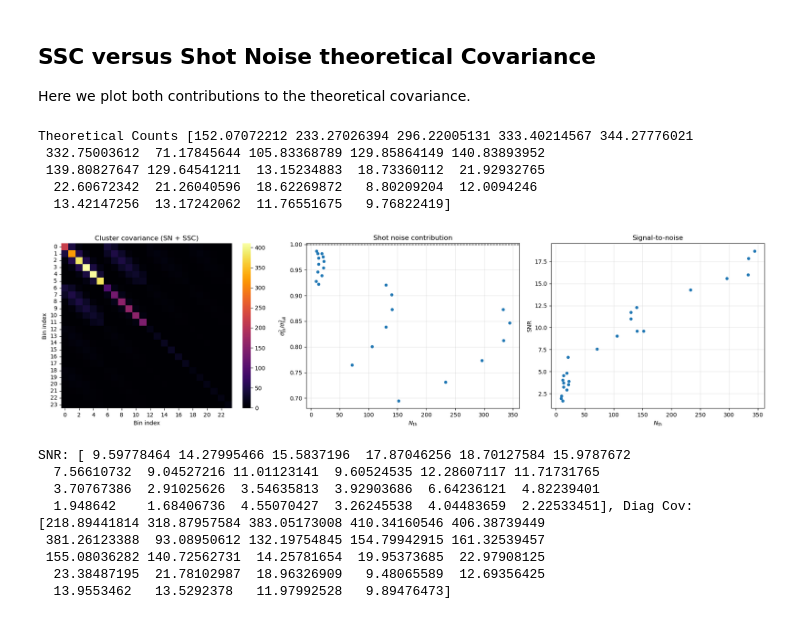
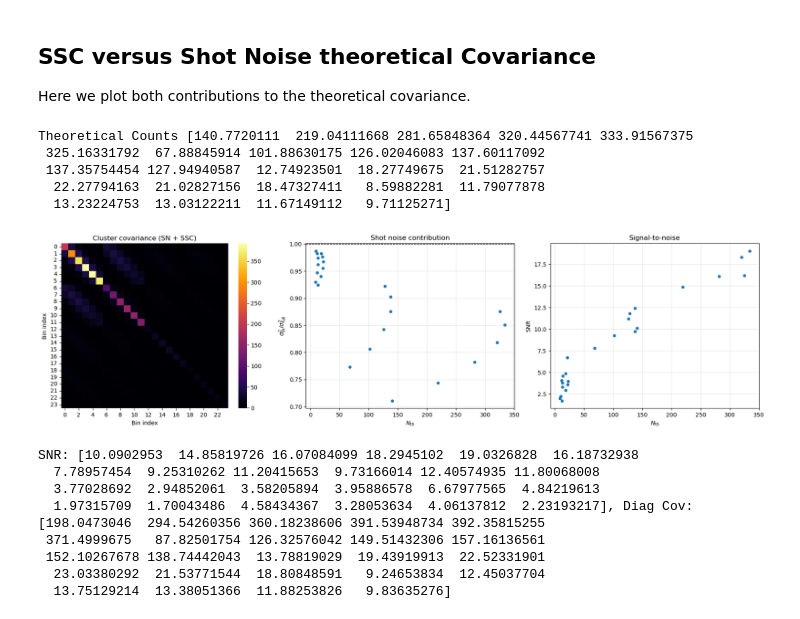
Before and after one commit to LSSTDESC/CLPipe, a Jupyter notebook: examples/cosmodc2_redmapper/cov_matrices.ipynb, the cells around one changed output. Saved outputs shown, nothing was run; the diff lists cells and outputs as text; code cells hidden in the pictures.

```diff
--- a/examples/cosmodc2_redmapper/cov_matrices.ipynb
+++ b/examples/cosmodc2_redmapper/cov_matrices.ipynb
@@ -83,7 +83,7 @@ cov_counts = t.covariance.get_block(idx)
 sns.heatmap(cov_counts, annot=False, fmt=".2e", label="Shot Noise")
 plt.title("Shot Noise SACC Covariance, Cov Before TJPCov")
 plt.show()
-t2 = sacc.Sacc.load_fits("/sps/lsst/users/ebarroso/CLPipe/examples/cosmodc2_redmapper/baseline/cosmodc2_redmapper_lensing/run_in2p3_mor/outputs_mor/clusters_sacc_file_cov.sacc")
+t2 = sacc.Sacc.load_fits("../../data/cosmodc2_redmapper/sacc/lensing_mor_cov.sacc")
 tracer_comb2 = (("cosmodc2_redmapper","bin_z_1", "bin_rich_0"))
 data_type = sacc.standard_types.cluster_counts
 idx = t2.indices(data_type=data_type)
@@ -110,15 +110,15 @@ t_data = sacc.Sacc.load_fits(
 )
 
 t_full = sacc.Sacc.load_fits(
-    "/sps/lsst/users/ebarroso/CLPipe/examples/cosmodc2_redmapper/baseline/cosmodc2_redmapper_full_analysis/run_in2p3_both/outputs_both/clusters_sacc_file_cov.sacc"
+    "../../data/cosmodc2_redmapper/sacc/full_both_cov.sacc"
 )
 
 t_ssc = sacc.Sacc.load_fits(
-    "/sps/lsst/users/ebarroso/CLPipe/examples/cosmodc2_redmapper/baseline/cosmodc2_redmapper_full_analysis/run_in2p3_both/outputs_both/clusters_sacc_file_cov_SSC.sacc"
+    "../../data/cosmodc2_redmapper/sacc/full_both_cov_SSC.sacc"
 )
 
 t_gauss = sacc.Sacc.load_fits(
-    "/sps/lsst/users/ebarroso/CLPipe/examples/cosmodc2_redmapper/baseline/cosmodc2_redmapper_full_analysis/run_in2p3_both/outputs_both/clusters_sacc_file_cov_gauss.sacc"
+    "../../data/cosmodc2_redmapper/sacc/full_both_cov_gauss.sacc"
 )
 
 
@@ -177,44 +177,44 @@ axes[0].set_title("Cluster covariance (SN + SSC)")
 axes[0].set_xlabel("Bin index")
 axes[0].set_ylabel("Bin index")
 
 # -------------------------
 # (2) variance comparison
 # -------------------------
 axes[1].scatter(counts_theo, counts_theo / var_full, s=20)
 
 axes[1].axhline(1.0, ls="--", c="black", lw=1)
 
 axes[1].set_title("Shot noise contribution")
 axes[1].set_xlabel(r"$N_{\mathrm{th}}$")
 axes[1].set_ylabel(r"$\sigma^2_{\mathrm{th}} / \sigma^2_{\mathrm{full}}$")
 axes[1].grid(alpha=0.3)
 
 # -------------------------
 # (3) SNR
 # -------------------------
 axes[2].scatter(counts_theo, snr, s=20)
 
 axes[2].set_title("Signal-to-noise")
 axes[2].set_xlabel(r"$N_{\mathrm{th}}$")
 axes[2].set_ylabel("SNR")
 axes[2].grid(alpha=0.3)
 
 plt.tight_layout()
 plt.savefig("./figures/counts_covariance.pdf")
 plt.show()
 print(f"SNR: {snr}, Diag Cov: {var_full}")
 # %% [output]
-Theoretical Counts [152.07072212 233.27026394 296.22005131 333.40214567 344.27776021
- 332.75003612  71.17845644 105.83368789 129.85864149 140.83893952
- 139.80827647 129.64541211  13.15234883  18.73360112  21.92932765
-  22.60672342  21.26040596  18.62269872   8.80209204  12.0094246
-  13.42147256  13.17242062  11.76551675   9.76822419]
+Theoretical Counts [140.7720111  219.04111668 281.65848364 320.44567741 333.91567375
+ 325.16331792  67.88845914 101.88630175 126.02046083 137.60117092
+ 137.35754454 127.94940587  12.74923501  18.27749675  21.51282757
+  22.27794163  21.02827156  18.47327411   8.59882281  11.79077878
+  13.23224753  13.03122211  11.67149112   9.71125271]
-[figure, old version]
+[figure, new version]
-SNR: [ 9.59778464 14.27995466 15.5837196  17.87046256 18.70127584 15.9787672
-  7.56610732  9.04527216 11.01123141  9.60524535 12.28607117 11.71731765
-  3.70767386  2.91025626  3.54635813  3.92903686  6.64236121  4.82239401
-  1.948642    1.68406736  4.55070427  3.26245538  4.04483659  2.22533451], Diag Cov: [218.89441814 318.87957584 383.05173008 410.34160546 406.38739449
- 381.26123388  93.08950612 132.19754845 154.79942915 161.32539457
- 155.08036282 140.72562731  14.25781654  19.95373685  22.97908125
-  23.38487195  21.78102987  18.96326909   9.48065589  12.69356425
-  13.9553462   13.5292378   11.97992528   9.89476473]
+SNR: [10.0902953  14.85819726 16.07084099 18.2945102  19.0326828  16.18732938
+  7.78957454  9.25310262 11.20415653  9.73166014 12.40574935 11.80068008
+  3.77028692  2.94852061  3.58205894  3.95886578  6.67977565  4.84219613
+  1.97315709  1.70043486  4.58434367  3.28053634  4.06137812  2.23193217], Diag Cov: [198.0473046  294.54260356 360.18238606 391.53948734 392.35815255
+ 371.4999675   87.82501754 126.32576042 149.51432306 157.16136561
+ 152.10267678 138.74442043  13.78819029  19.43919913  22.52331901
+  23.03380292  21.53771544  18.80848591   9.24653834  12.45037704
+  13.75129214  13.38051366  11.88253826   9.83635276]
```
Also changed, not shown: parts of 1 cell of this notebook, 39 other files.
